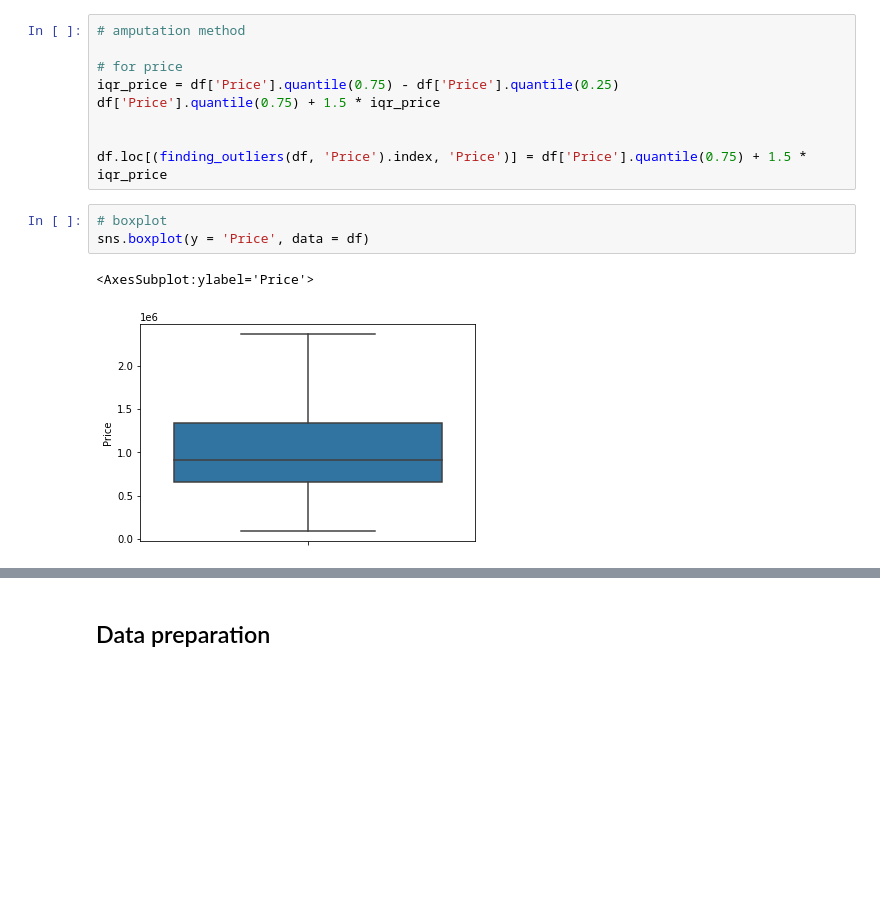
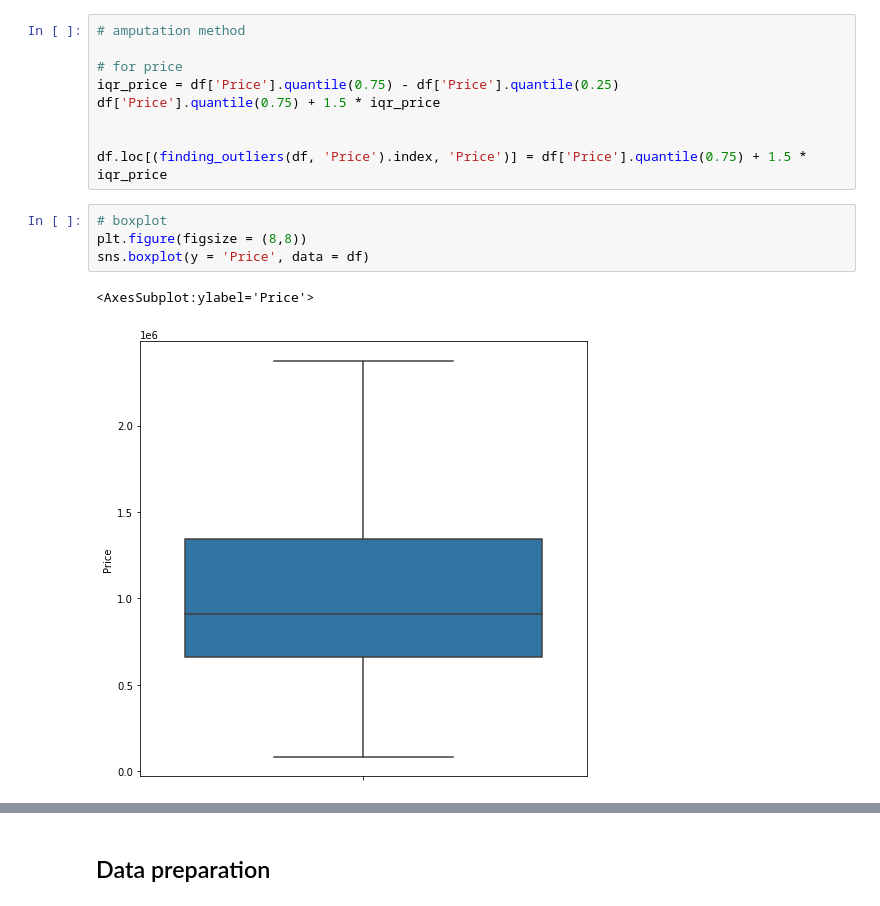
Before and after one commit to yawavi92/ML-Housing_price_predection, a Jupyter notebook: Untitled.ipynb, the cells around one changed output, grey strips where cells are left out. Saved outputs shown, nothing was run; the diff lists cells and outputs as text; blank space fills up the shorter version.

```diff
--- a/Untitled.ipynb
+++ b/Untitled.ipynb
@@ -142,9 +149,10 @@ df['Price'].quantile(0.75) + 1.5 * iqr_price
 df.loc[(finding_outliers(df, 'Price').index, 'Price')] = df['Price'].quantile(0.75) + 1.5 * iqr_price
 # %%
 # boxplot
+plt.figure(figsize = (8,8))
 sns.boxplot(y = 'Price', data = df)
 # %% [output]
 <AxesSubplot:ylabel='Price'>
-[figure, old version]
+[figure, new version]
 # %%
 # boxplot
```
Also changed, not shown: parts of 36 cells of this notebook, 1 other file.
